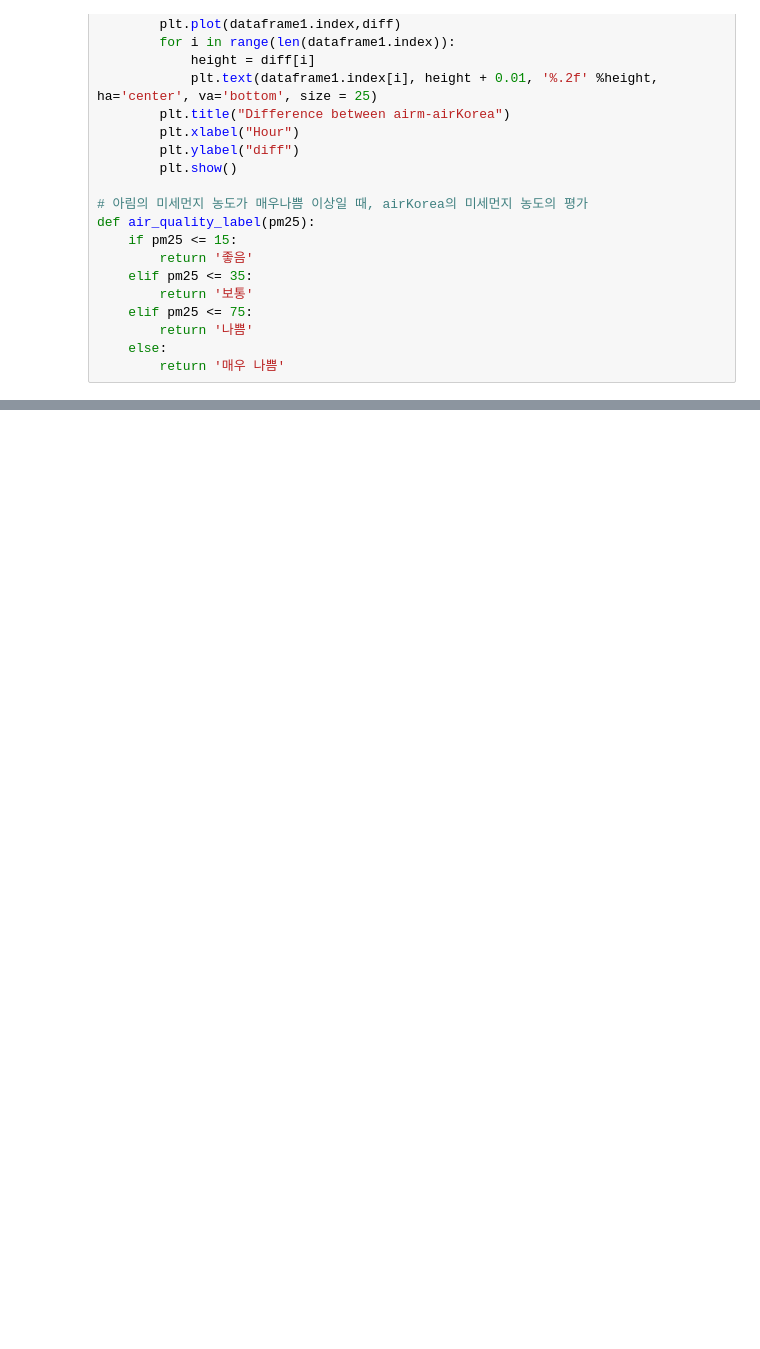
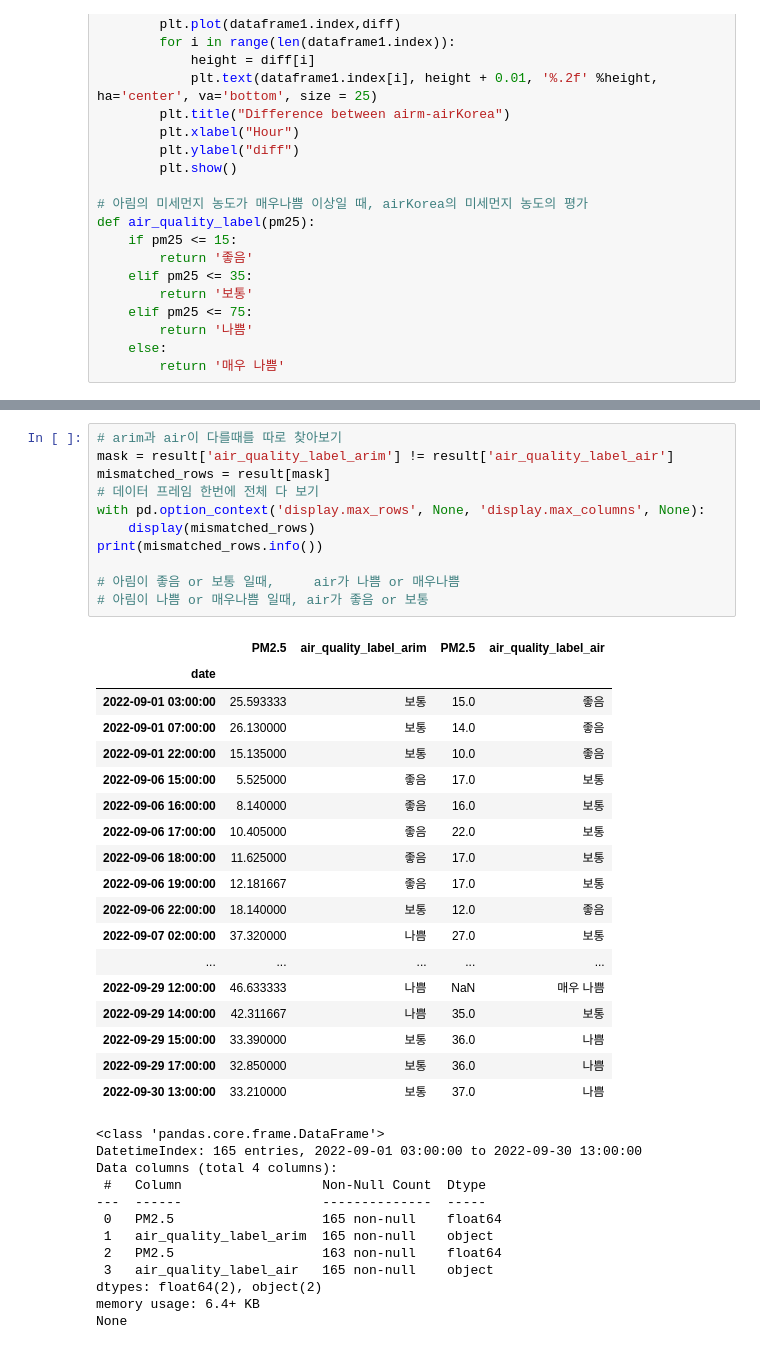
Before and after one commit to GyuminGomin/Predictive-air-quality-analysis, a Jupyter notebook: 공기질예측모델-좋음,매우나쁨소거.ipynb, the cells around one changed output, grey strips where cells are left out. Drawn from its saved outputs; the diff is of its cells as text; blank space fills up the shorter version.

```diff
--- a/공기질예측모델-좋음,매우나쁨소거.ipynb
+++ b/공기질예측모델-좋음,매우나쁨소거.ipynb
@@ -93,0 +190,42 @@ plt.show()
+# %%
+# arim과 air이 다를때를 따로 찾아보기
+mask = result['air_quality_label_arim'] != result['air_quality_label_air']
+mismatched_rows = result[mask]
+# 데이터 프레임 한번에 전체 다 보기
+with pd.option_context('display.max_rows', None, 'display.max_columns', None):
+    display(mismatched_rows)
+print(mismatched_rows.info())
+
+# 아림이 좋음 or 보통 일때,     air가 나쁨 or 매우나쁨
+# 아림이 나쁨 or 매우나쁨 일때, air가 좋음 or 보통
+# %% [output]
+|  | PM2.5 | air_quality_label_arim | PM2.5 | air_quality_label_air |
+| date |  |  |  |  |
+| 2022-09-01 03:00:00 | 25.593333 | 보통 | 15.0 | 좋음 |
+| 2022-09-01 07:00:00 | 26.130000 | 보통 | 14.0 | 좋음 |
+| 2022-09-01 22:00:00 | 15.135000 | 보통 | 10.0 | 좋음 |
+| 2022-09-06 15:00:00 | 5.525000 | 좋음 | 17.0 | 보통 |
+| 2022-09-06 16:00:00 | 8.140000 | 좋음 | 16.0 | 보통 |
+| 2022-09-06 17:00:00 | 10.405000 | 좋음 | 22.0 | 보통 |
+| 2022-09-06 18:00:00 | 11.625000 | 좋음 | 17.0 | 보통 |
+| 2022-09-06 19:00:00 | 12.181667 | 좋음 | 17.0 | 보통 |
+| 2022-09-06 22:00:00 | 18.140000 | 보통 | 12.0 | 좋음 |
+| 2022-09-07 02:00:00 | 37.320000 | 나쁨 | 27.0 | 보통 |
+| ... | ... | ... | ... | ... |
+| 2022-09-29 12:00:00 | 46.633333 | 나쁨 | NaN | 매우 나쁨 |
+| 2022-09-29 14:00:00 | 42.311667 | 나쁨 | 35.0 | 보통 |
+| 2022-09-29 15:00:00 | 33.390000 | 보통 | 36.0 | 나쁨 |
+| 2022-09-29 17:00:00 | 32.850000 | 보통 | 36.0 | 나쁨 |
+| 2022-09-30 13:00:00 | 33.210000 | 보통 | 37.0 | 나쁨 |
+<class 'pandas.core.frame.DataFrame'>
+DatetimeIndex: 165 entries, 2022-09-01 03:00:00 to 2022-09-30 13:00:00
+Data columns (total 4 columns):
+ #   Column                  Non-Null Count  Dtype
+---  ------                  --------------  -----
+ 0   PM2.5                   165 non-null    float64
+ 1   air_quality_label_arim  165 non-null    object
+ 2   PM2.5                   163 non-null    float64
+ 3   air_quality_label_air   165 non-null    object
+dtypes: float64(2), object(2)
+memory usage: 6.4+ KB
+None
```
Also changed, not shown: parts of 4 cells of this notebook, 1 other file.
